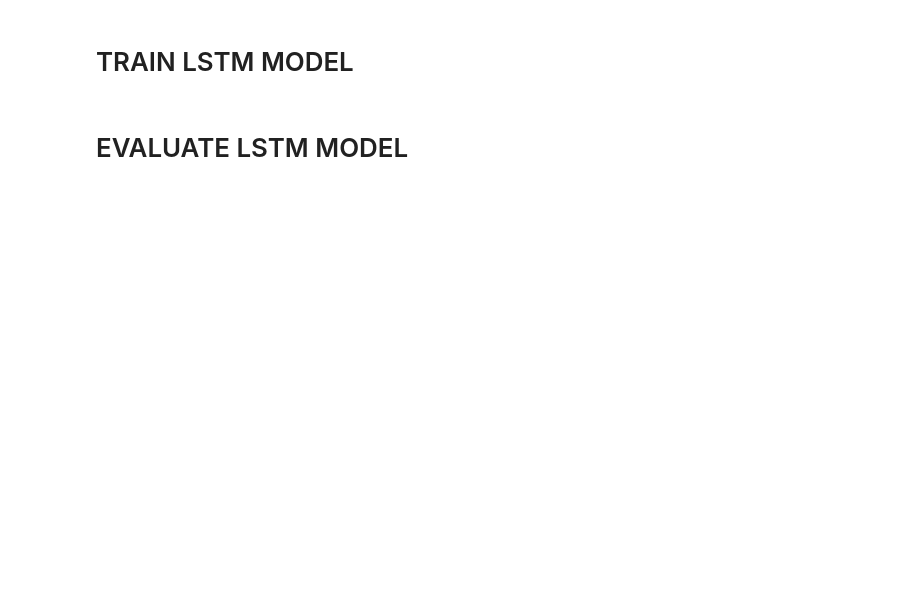
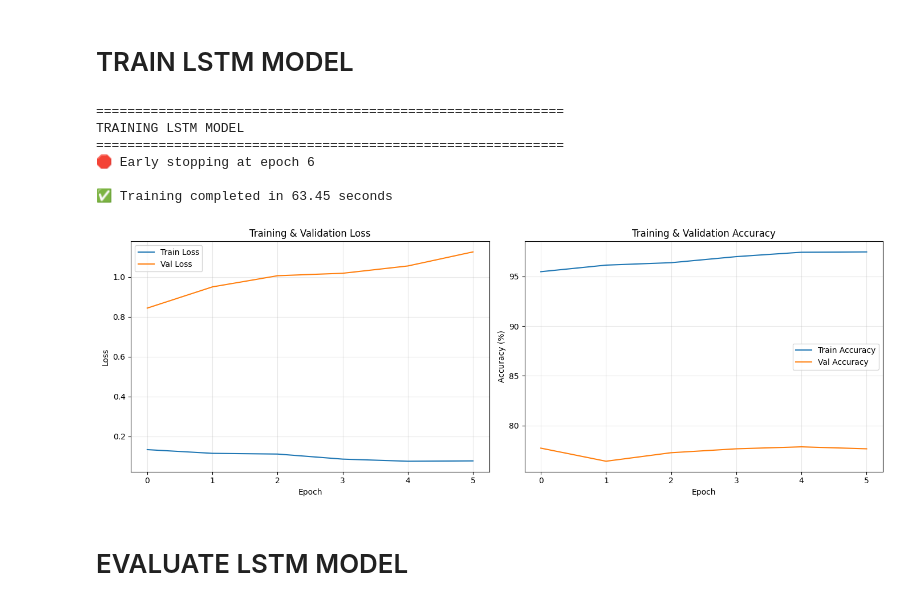
Before and after one commit to helloafterworld/UTS-ML-Comparison-DeepLearning-vs-Classical, a Jupyter notebook: UTS-ML-Comparison/notebooks/disaster_tweets.ipynb, the cells around one changed output. Drawn from its saved outputs; the diff is of its cells as text; code cells hidden in the pictures; blank space fills up the shorter version.

```diff
--- a/UTS-ML-Comparison/notebooks/disaster_tweets.ipynb
+++ b/UTS-ML-Comparison/notebooks/disaster_tweets.ipynb
@@ -443,7 +547,7 @@ print(f"\nTotal parameters: {sum(p.numel() for p in lstm_model.parameters()):,}"
 # TRAIN LSTM MODEL
 # %%
 class EarlyStopping:
-    def __init__(self, patience=5, delta=0, path='best_lstm_model.pt'):
+    def __init__(self, patience=5, delta=0, path='../result/disaster_tweets/best_lstm_model.pt'):
         self.patience = patience
         self.delta = delta
         self.path = path
@@ -540,34 +644,42 @@ for epoch in range(epochs):
         print(f"🛑 Early stopping at epoch {epoch+1}")
         break
 
 lstm_train_time = time.time() - start_time
 
 print(f"\n✅ Training completed in {lstm_train_time:.2f} seconds")
 
 # Load best model
-lstm_model.load_state_dict(torch.load('best_lstm_model.pt'))
+lstm_model.load_state_dict(torch.load('../result/disaster_tweets/best_lstm_model.pt'))
 
 # Plot training curves
 fig, axes = plt.subplots(1, 2, figsize=(14, 5))
 
 axes[0].plot(train_losses, label='Train Loss')
 axes[0].plot(val_losses, label='Val Loss')
 axes[0].set_xlabel('Epoch')
 axes[0].set_ylabel('Loss')
 axes[0].set_title('Training & Validation Loss')
 axes[0].legend()
 axes[0].grid(True, alpha=0.3)
 
 axes[1].plot(train_accs, label='Train Accuracy')
 axes[1].plot(val_accs, label='Val Accuracy')
 axes[1].set_xlabel('Epoch')
 axes[1].set_ylabel('Accuracy (%)')
 axes[1].set_title('Training & Validation Accuracy')
 axes[1].legend()
 axes[1].grid(True, alpha=0.3)
 
 plt.tight_layout()
 plt.show()
+# %% [output]
+============================================================
+TRAINING LSTM MODEL
+============================================================
+🛑 Early stopping at epoch 6
+
+✅ Training completed in 63.45 seconds
+[figure, added]
 # %% [markdown]
 # EVALUATE LSTM MODEL
 # %%
```
Also changed, not shown: parts of 12 cells of this notebook, 8 other files.
